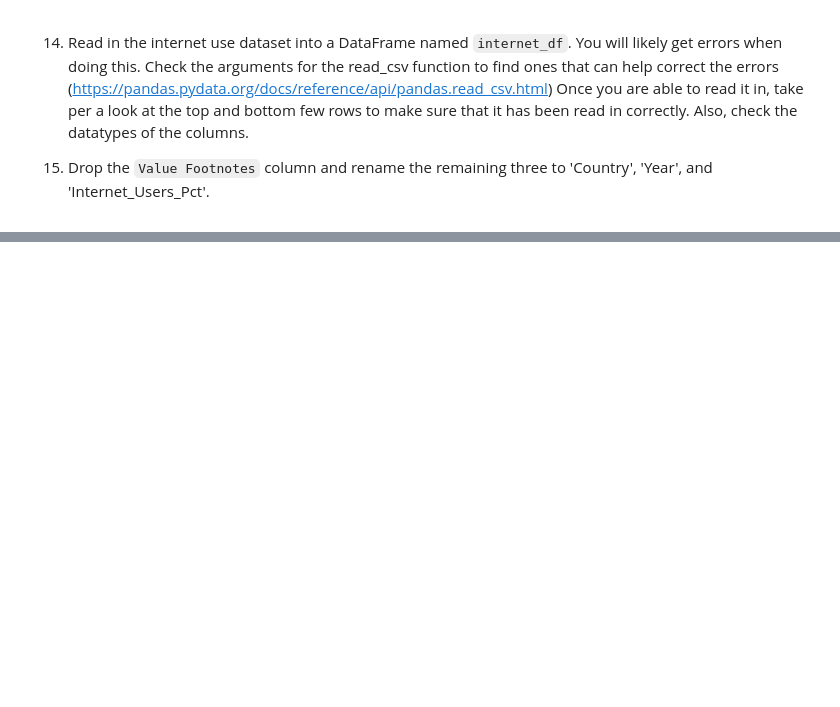
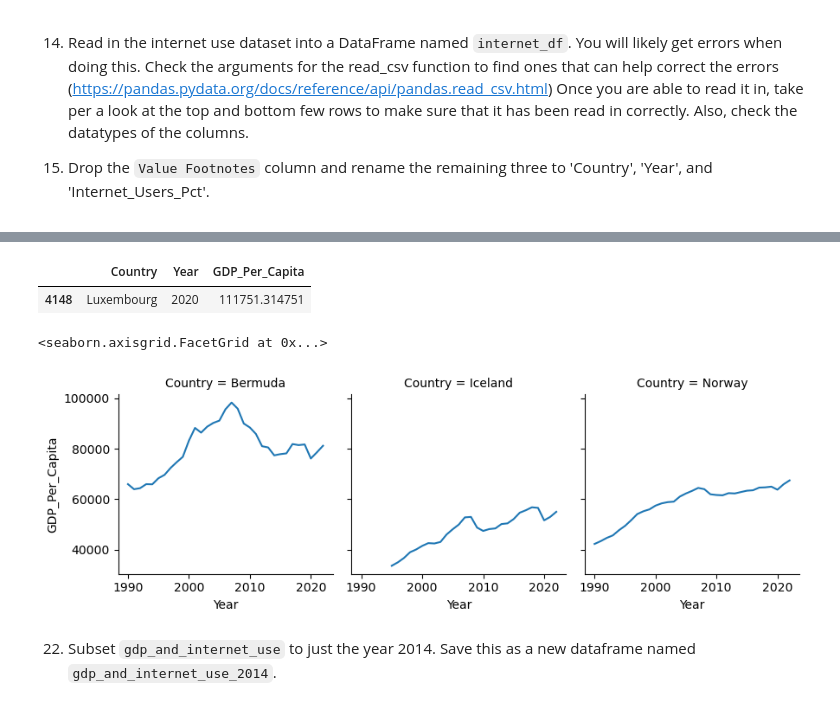
Before and after one commit to NSS-Data-Analytics-Cohort-10/gdp-and-internet-usage-Daniel-Hoover, a Jupyter notebook: Notebooks/un_project.ipynb, the cells around one changed output, grey strips where cells are left out. Saved outputs shown, nothing was run; the diff lists cells and outputs as text; code cells hidden in the pictures; blank space fills up the shorter version.

```diff
--- a/Notebooks/un_project.ipynb
+++ b/Notebooks/un_project.ipynb
@@ -308,0 +483,3 @@ ParserError: Error tokenizing data. C error: Expected 4 fields in line 4675, saw
+# %%
+gdp_and_internet_use = gdp_df.merge(internet_df, how='left')
+gdp_and_internet_use
@@ -308,0 +502,6 @@ ParserError: Error tokenizing data. C error: Expected 4 fields in line 4675, saw
+# %%
+k14 =gdp_and_internet_use[gdp_and_internet_use['Year'] == 2014]
+sort_k14 = k14.sort_values('Internet_Users_Pct', ascending=False)
+print(sort_k14)
+top_3 = gdp_and_internet_use.loc[gdp_and_internet_use['Country'].isin(['Iceland', 'Bermuda', 'Norway' ])]
+top_3
@@ -308,0 +536,15 @@ ParserError: Error tokenizing data. C error: Expected 4 fields in line 4675, saw
+# %%
+#this will locate the MAX country and GDP
+max_y2020 = y2020.loc[y2020['GDP_Per_Capita']==y2020['GDP_Per_Capita'].max()]
+max_y2020
+# %% [output]
+|  | Country | Year | GDP_Per_Capita |
+| 4148 | Luxembourg | 2020 | 111751.314751 |
+# %%
+top = sns.FacetGrid(top_3, col='Country')
+top.map(sns.lineplot, 'Year', 'GDP_Per_Capita')
+# %% [output]
+<seaborn.axisgrid.FacetGrid at 0x...>
+[figure, added]
+# %% [markdown]
+22. Subset `gdp_and_internet_use` to just the year 2014. Save this as a new dataframe named `gdp_and_internet_use_2014`.
```
Also changed, not shown: parts of 33 cells of this notebook.
